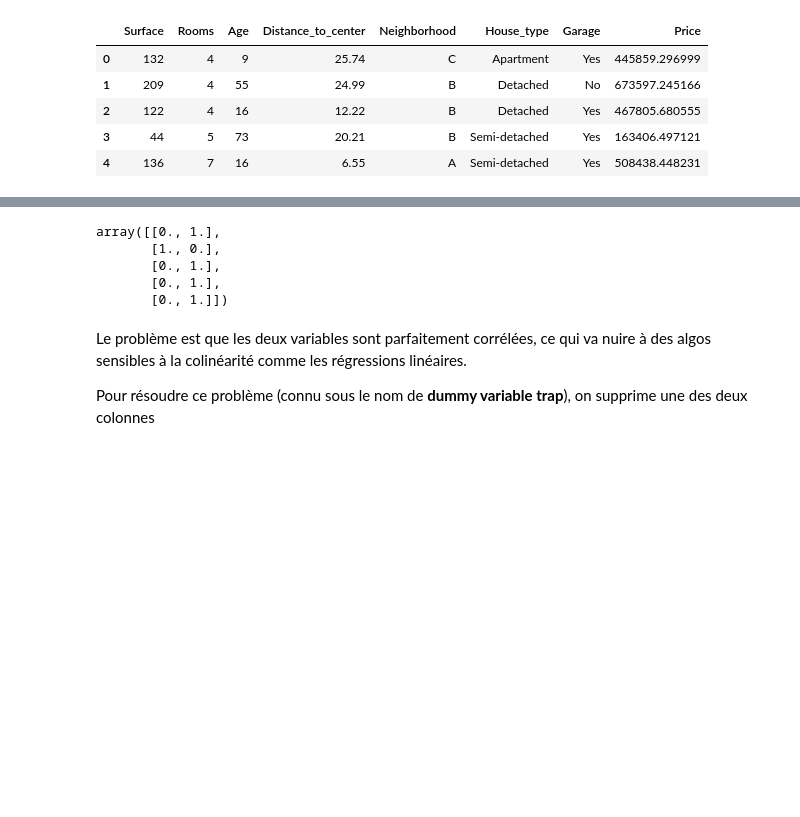
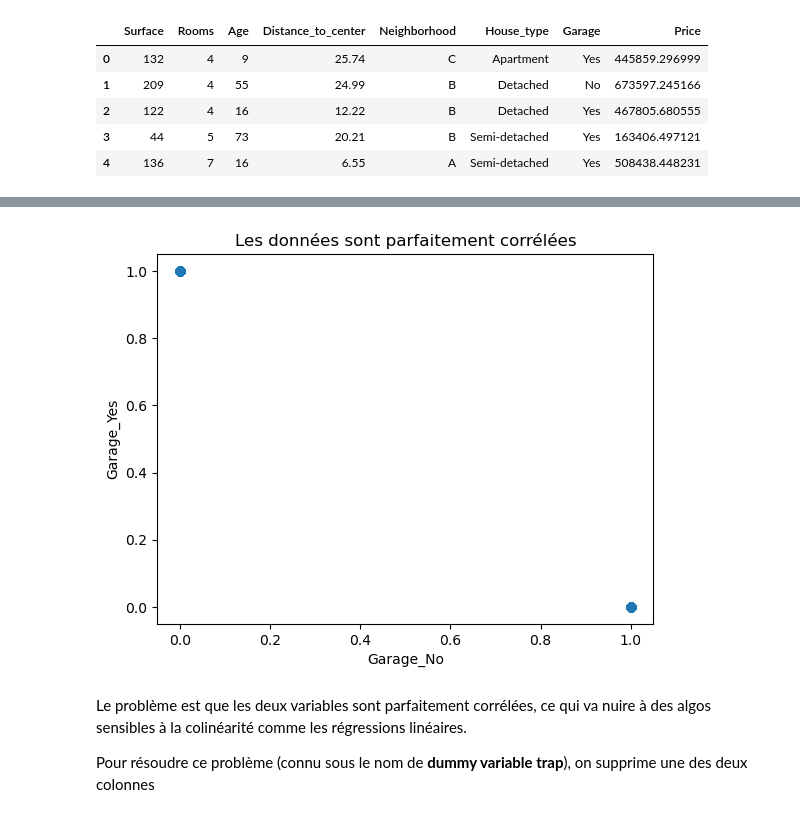
Before and after one commit to basile-desjuzeur/albert_school_ml2, a Jupyter notebook: 1. ML pipeline/5.encodings.ipynb, the cells around one changed output, grey strips where cells are left out. Saved outputs shown, nothing was run; the diff lists cells and outputs as text; code cells hidden in the pictures; blank space fills up the shorter version.

```diff
--- a/1. ML pipeline/5.encodings.ipynb
+++ b/1. ML pipeline/5.encodings.ipynb
@@ -131,11 +153,12 @@ Name: Garage, dtype: object
 # %%
-enc.transform(df["Garage"].head().values.reshape(-1, 1))
+result = enc.transform(X_train["Garage"].values.reshape(-1, 1))
+
+plt.scatter(result.iloc[:, 0], result.iloc[:, 1])
+plt.xlabel('Garage_No')
+plt.ylabel('Garage_Yes')
+plt.title('Les données sont parfaitement corrélées');
 # %% [output]
-array([[0., 1.],
-       [1., 0.],
-       [0., 1.],
-       [0., 1.],
-       [0., 1.]])
+[figure, added]
 # %% [markdown]
 Le problème est que les deux variables sont parfaitement corrélées, ce qui va nuire à des algos sensibles à la colinéarité comme les régressions linéaires.
 
```
Also changed, not shown: parts of 56 cells of this notebook.
